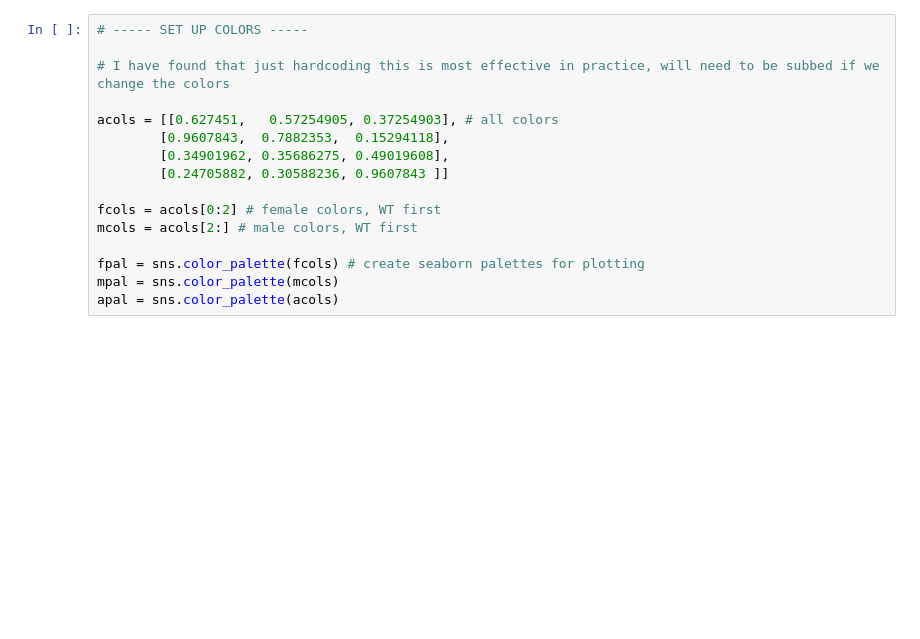
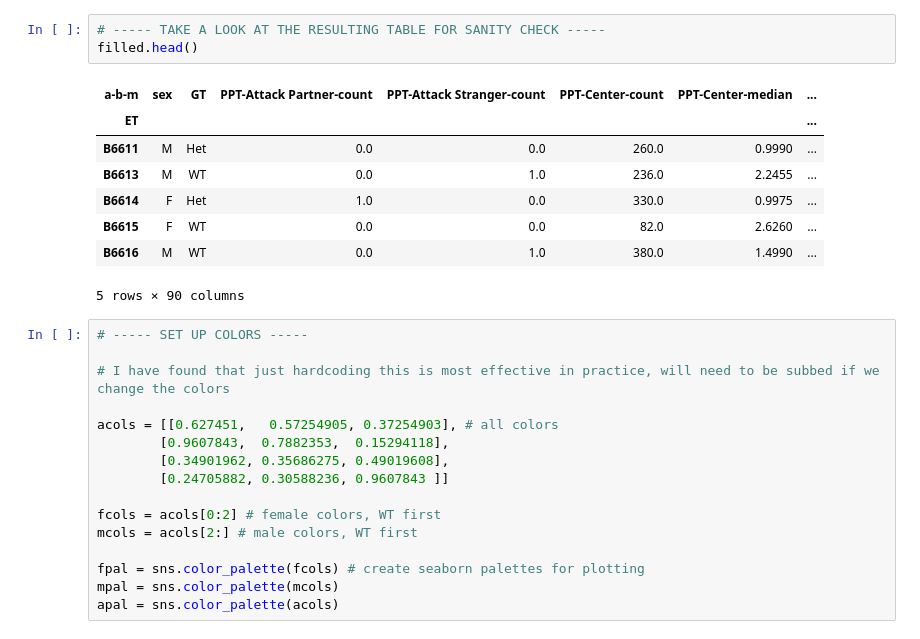
Before and after one commit to nhoglen/scn2a-paper-GWJSNH-code, a Jupyter notebook: 240813_pipeline_PCA.ipynb, the cells around one changed output. Saved outputs shown, nothing was run; the diff lists cells and outputs as text; blank space fills up the shorter version.

```diff
--- a/240813_pipeline_PCA.ipynb
+++ b/240813_pipeline_PCA.ipynb
@@ -119,3 +139,15 @@ allcols = filled.columns
+# %%
+# ----- TAKE A LOOK AT THE RESULTING TABLE FOR SANITY CHECK -----
+filled.head()
+# %% [output]
+| a-b-m | sex | GT | PPT-Attack Partner-count | PPT-Attack Stranger-count | PPT-Center-count | PPT-Center-median | ... |
+| ET |  |  |  |  |  |  | ... |
+| B6611 | M | Het | 0.0 | 0.0 | 260.0 | 0.9990 | ... |
+| B6613 | M | WT | 0.0 | 1.0 | 236.0 | 2.2455 | ... |
+| B6614 | F | Het | 1.0 | 0.0 | 330.0 | 0.9975 | ... |
+| B6615 | F | WT | 0.0 | 0.0 | 82.0 | 2.6260 | ... |
+| B6616 | M | WT | 0.0 | 1.0 | 380.0 | 1.4990 | ... |
+5 rows × 90 columns
 # %%
 # ----- SET UP COLORS -----
 
```
Also changed, not shown: parts of 9 cells of this notebook, 1 other file.
